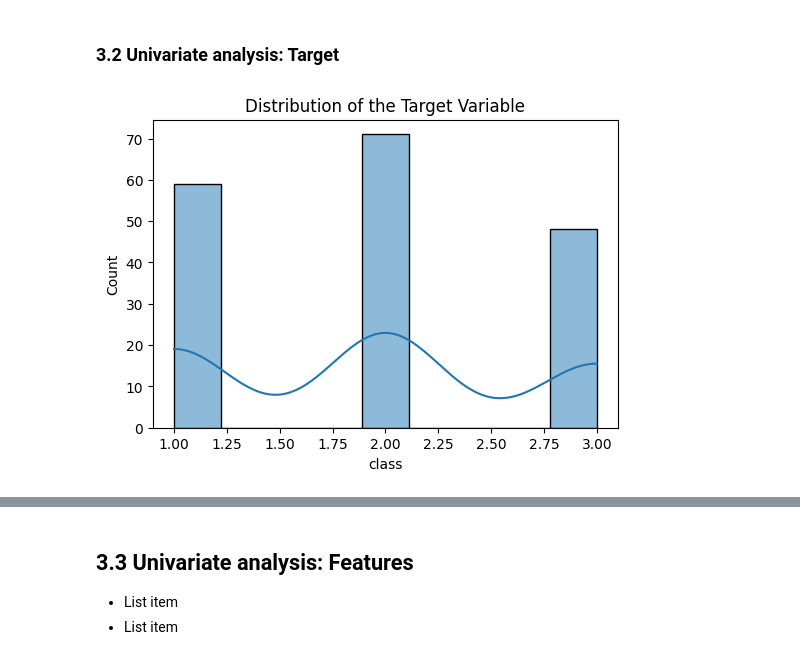
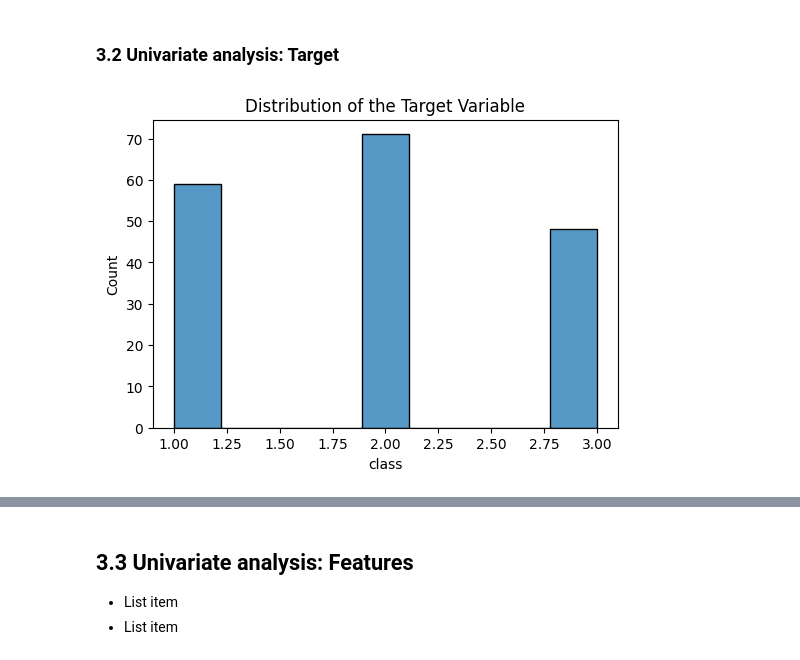
Before and after one commit to j-c-carr/Real-Estate-and-Wine-Quality-Prediction, a Jupyter notebook: data_analysis/wine_analysis.ipynb, the cells around one changed output, grey strips where cells are left out. Saved outputs shown, nothing was run; the diff lists cells and outputs as text; code cells hidden in the pictures.

```diff
--- a/data_analysis/wine_analysis.ipynb
+++ b/data_analysis/wine_analysis.ipynb
@@ -95,9 +95,9 @@ wine_df.describe()
 ### 3.2 Univariate analysis: Target
 # %%
 plt.figure(figsize=(6, 4))
-sns.histplot(wine_df['class'], kde=True)
+sns.histplot(wine_df['class'], kde=False)
 plt.title('Distribution of the Target Variable')
 plt.xlabel('class')
 plt.show()
 # %% [output]
-[figure, old version]
+[figure, new version]
```
Also changed, not shown: parts of 4 cells of this notebook.
